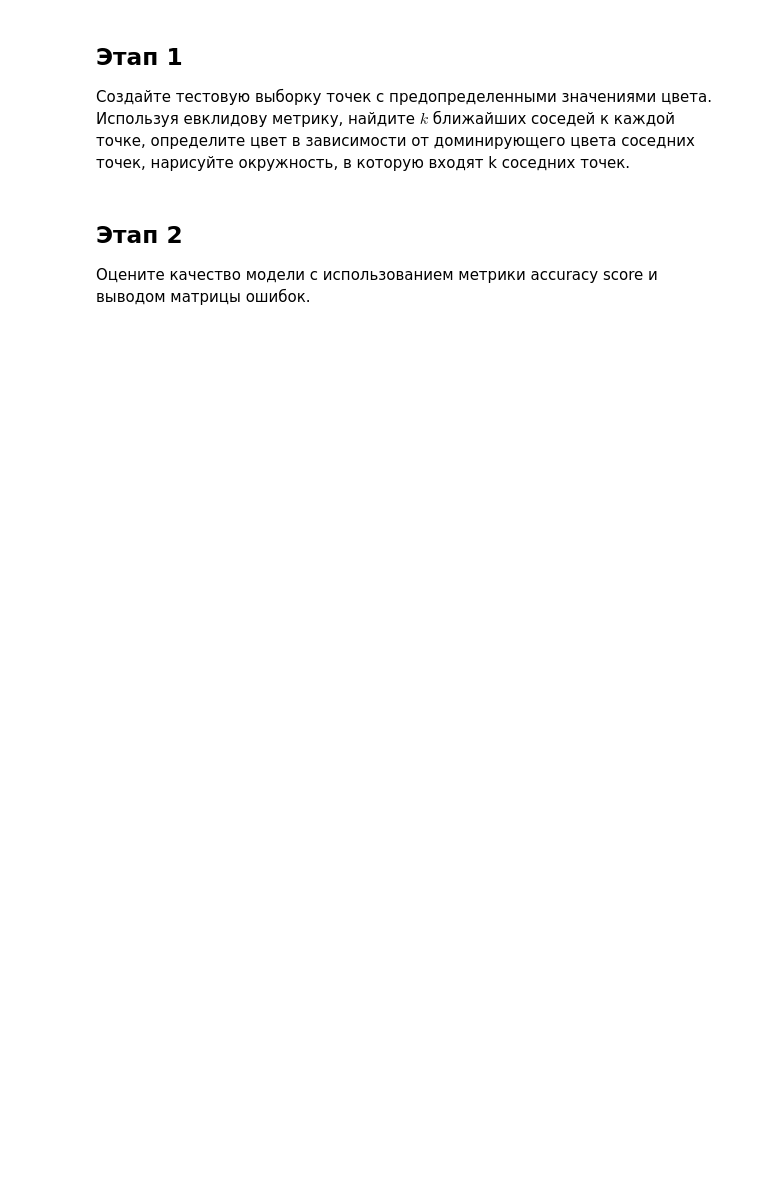
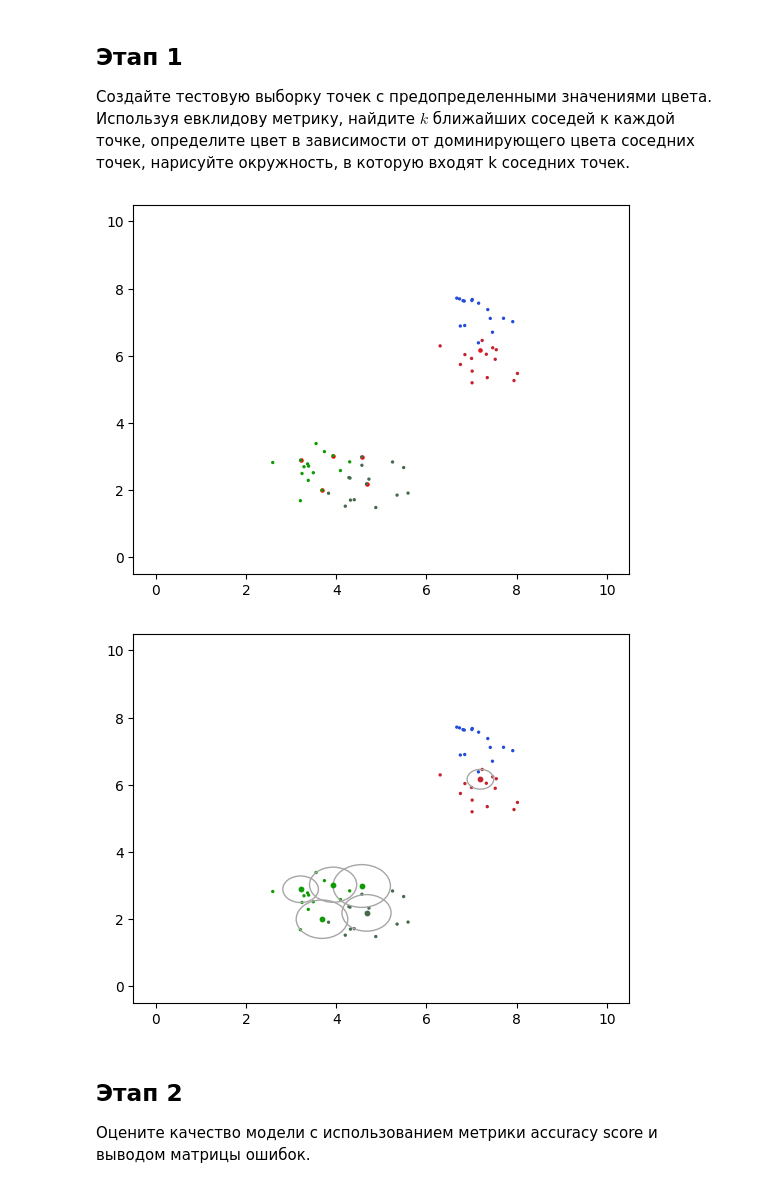
Before and after one commit to kolus-mospolytech/machine_learning-7sem, a Jupyter notebook: task2/task2.ipynb, the cells around one changed output. Saved outputs shown, nothing was run; the diff lists cells and outputs as text; code cells hidden in the pictures; blank space fills up the shorter version.

```diff
--- a/task2/task2.ipynb
+++ b/task2/task2.ipynb
@@ -67,3 +118,45 @@ plt.show()
+# %%
+A = 6  # размер тестовой выборки
+# A = int(0.1 * cl * n)
+k = 5  # количество ближайших соседей для нахождения
+
+test_dots_indexes = np.random.choice(dots.shape[0], A, False)
+
+test_dots = []
+for index in test_dots_indexes:
+    test_dots.append(dots[index])
+
+test_dots = np.array(test_dots, dtype='O')
+
+plt.scatter(test_dots[:, 0], test_dots[:, 1], s=5, c='r')
+plt.scatter(dots[:, 0], dots[:, 1], s=2, c=dots[:, 2])
+plt.xlim(-0.5, 10.5)
+plt.ylim(-0.5, 10.5)
+plt.show()
+
+# new_dots = []
+
+# for i in range(A):
+#     new_dots.append([random.uniform(min_pos, max_pos), random.uniform(min_pos, max_pos), '#A6A6A6'])
+# new_dots = np.array(new_dots, dtype='O')
+
+figure, axes = plt.subplots()
+plt.scatter(dots[:, 0], dots[:, 1], s=2, c=dots[:, 2])
+
+for dot in test_dots:
+    dot_neighbors = get_neighbors(dots, dot, k)
+    dot[2] = predict_classification(dot_neighbors)
+
+    plt.scatter(dot[0], dot[1], s=10, c=dot[2])
+    zone = plt.Circle((dot[0], dot[1]), euclidean_distance(dot, dot_neighbors[-1]), color='#A6A6A6', fill=False)
+    axes.add_artist(zone)
+
+plt.xlim(-0.5, 10.5)
+plt.ylim(-0.5, 10.5)
+plt.show()
+# %% [output]
+[figure, added]
+[figure, added]
 # %% [markdown]
 ## Этап 2
 Оцените качество модели с использованием метрики accuracy score и выводом матрицы ошибок.
```
Also changed, not shown: parts of 4 cells of this notebook.
